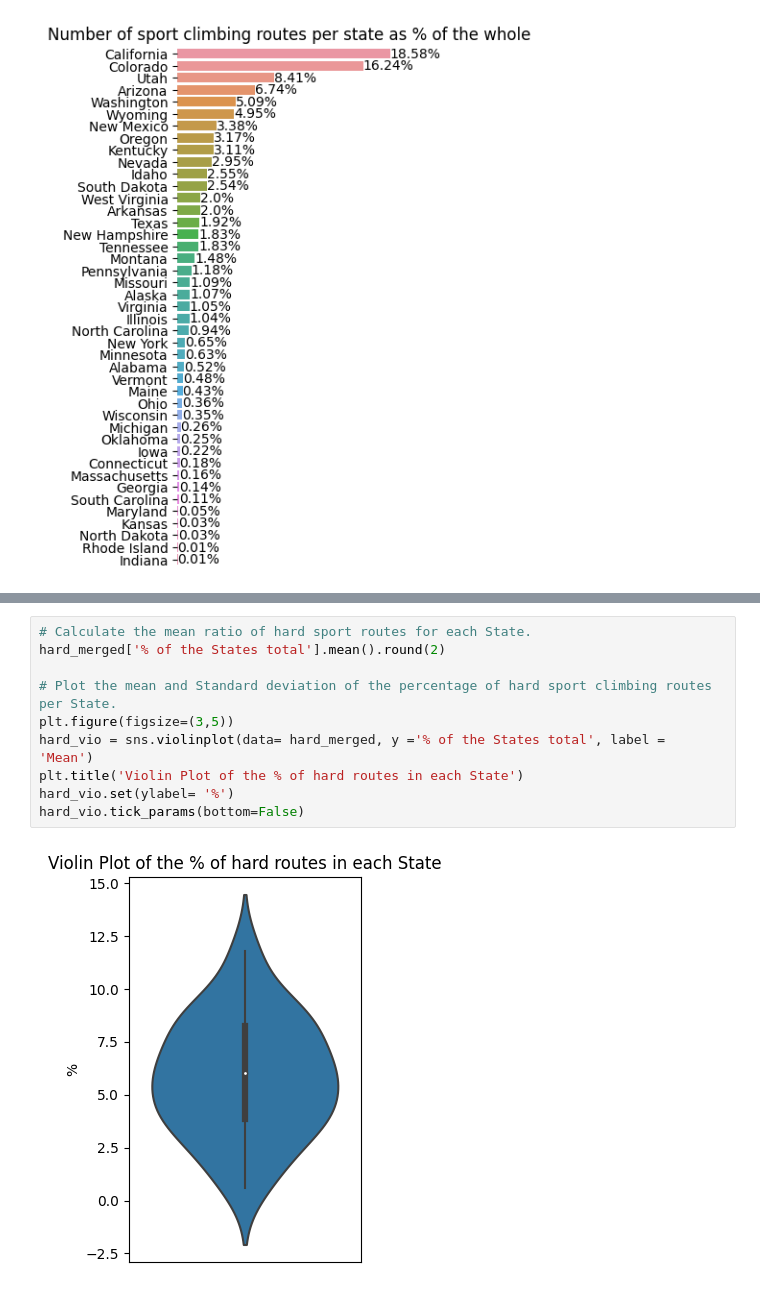
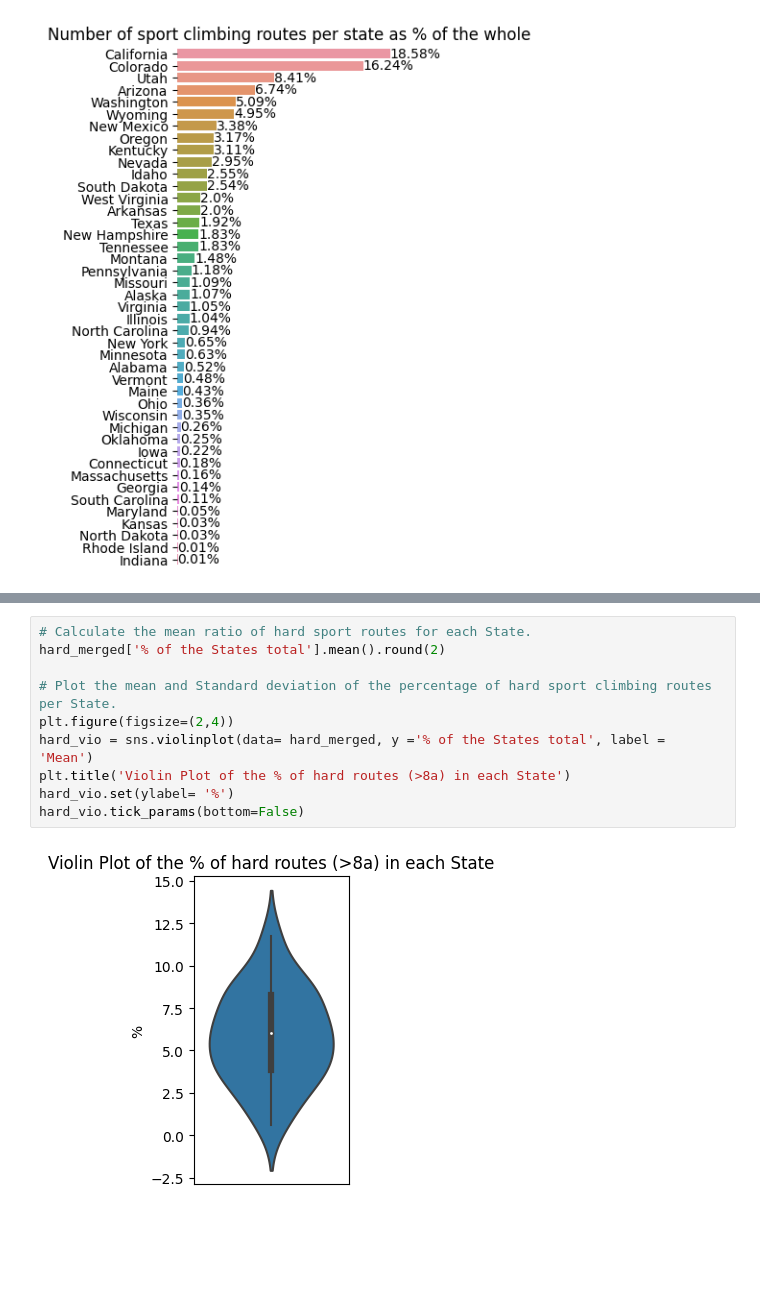
Before and after one commit to heikoxyz/Analysis-of-rock-climbing-routes-in-the-US-, a Jupyter notebook: Analysis.ipynb, the cells around one changed output, grey strips where cells are left out. Cells and saved outputs as stored; diff of their text form; blank space fills up the shorter version.

```diff
--- a/Analysis.ipynb
+++ b/Analysis.ipynb
@@ -260,12 +269,12 @@ hard_merged_head.style.set_table_styles([
 # %%
 # Calculate the mean ratio of hard sport routes for each State.
 hard_merged['% of the States total'].mean().round(2)
 
 # Plot the mean and Standard deviation of the percentage of hard sport climbing routes per State.
-plt.figure(figsize=(3,5))
+plt.figure(figsize=(2,4))
 hard_vio = sns.violinplot(data= hard_merged, y ='% of the States total', label = 'Mean')
-plt.title('Violin Plot of the % of hard routes in each State')
+plt.title('Violin Plot of the % of hard routes (>8a) in each State')
 hard_vio.set(ylabel= '%')
 hard_vio.tick_params(bottom=False)
 # %% [output]
-[figure, old version]
+[figure, new version]
```
Also changed, not shown: parts of 21 cells of this notebook.
